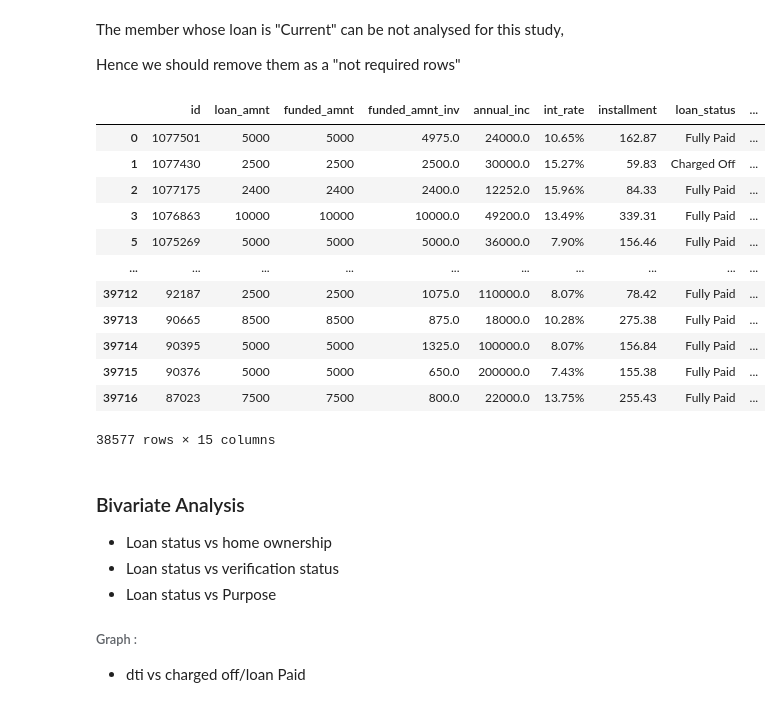
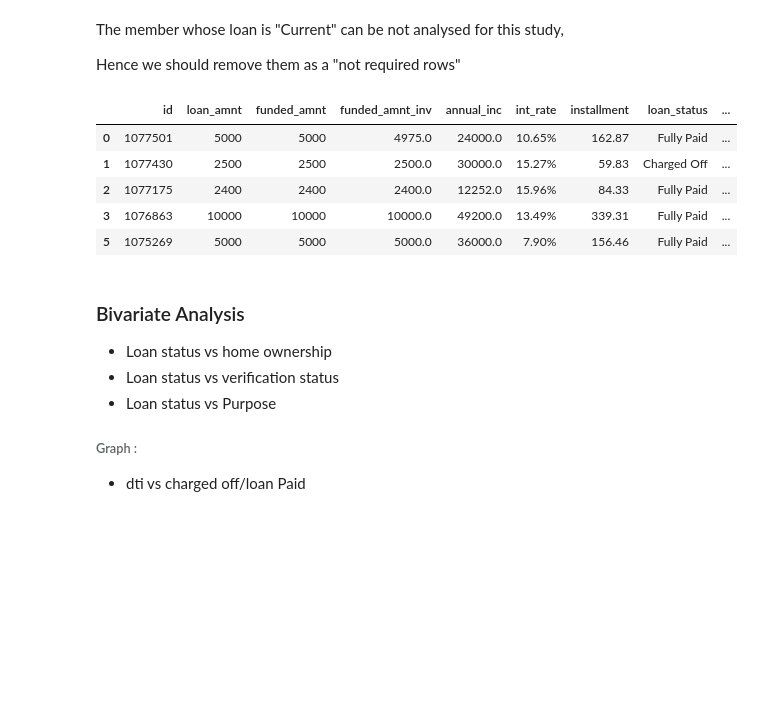
Before and after one commit to RatneshFlash/LendingClubCaseStudy, a Jupyter notebook: Lending_Club_Case_Study.ipynb, the cells around one changed output. Drawn from its saved outputs; the diff is of its cells as text; code cells hidden in the pictures; blank space fills up the shorter version.

```diff
--- a/Lending_Club_Case_Study.ipynb
+++ b/Lending_Club_Case_Study.ipynb
@@ -122,21 +129,14 @@ Hence we should remove them as a "not required rows"
 # Currently running loan status member removed from analysis data
 loan_data = loan_data[loan_data["loan_status"] != 'Current']
 # %%
-loan_data
+loan_data.head()
 # %% [output]
 |  | id | loan_amnt | funded_amnt | funded_amnt_inv | annual_inc | int_rate | installment | loan_status | ... |
 | 0 | 1077501 | 5000 | 5000 | 4975.0 | 24000.0 | 10.65% | 162.87 | Fully Paid | ... |
 | 1 | 1077430 | 2500 | 2500 | 2500.0 | 30000.0 | 15.27% | 59.83 | Charged Off | ... |
 | 2 | 1077175 | 2400 | 2400 | 2400.0 | 12252.0 | 15.96% | 84.33 | Fully Paid | ... |
 | 3 | 1076863 | 10000 | 10000 | 10000.0 | 49200.0 | 13.49% | 339.31 | Fully Paid | ... |
 | 5 | 1075269 | 5000 | 5000 | 5000.0 | 36000.0 | 7.90% | 156.46 | Fully Paid | ... |
-| ... | ... | ... | ... | ... | ... | ... | ... | ... | ... |
-| 39712 | 92187 | 2500 | 2500 | 1075.0 | 110000.0 | 8.07% | 78.42 | Fully Paid | ... |
-| 39713 | 90665 | 8500 | 8500 | 875.0 | 18000.0 | 10.28% | 275.38 | Fully Paid | ... |
-| 39714 | 90395 | 5000 | 5000 | 1325.0 | 100000.0 | 8.07% | 156.84 | Fully Paid | ... |
-| 39715 | 90376 | 5000 | 5000 | 650.0 | 200000.0 | 7.43% | 155.38 | Fully Paid | ... |
-| 39716 | 87023 | 7500 | 7500 | 800.0 | 22000.0 | 13.75% | 255.43 | Fully Paid | ... |
-38577 rows × 15 columns
 # %% [markdown]
 ### Bivariate Analysis
 
```
Also changed, not shown: parts of 19 cells of this notebook.
